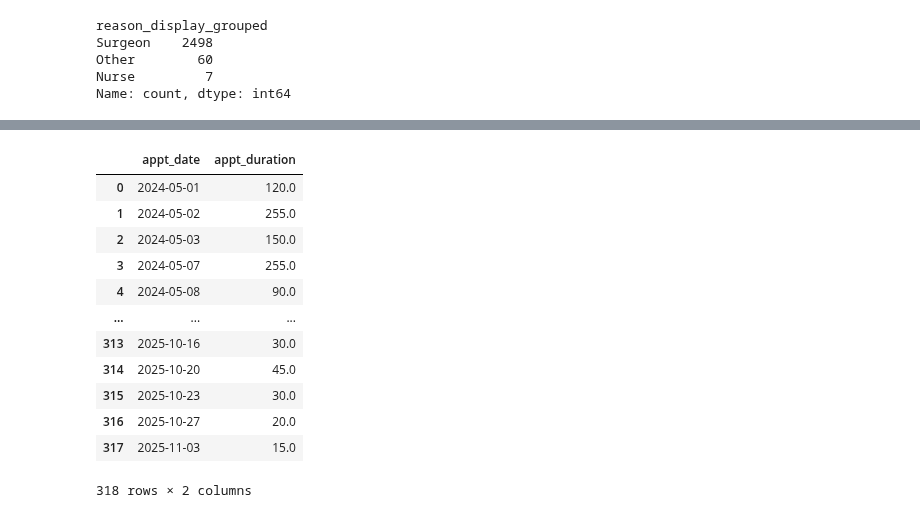
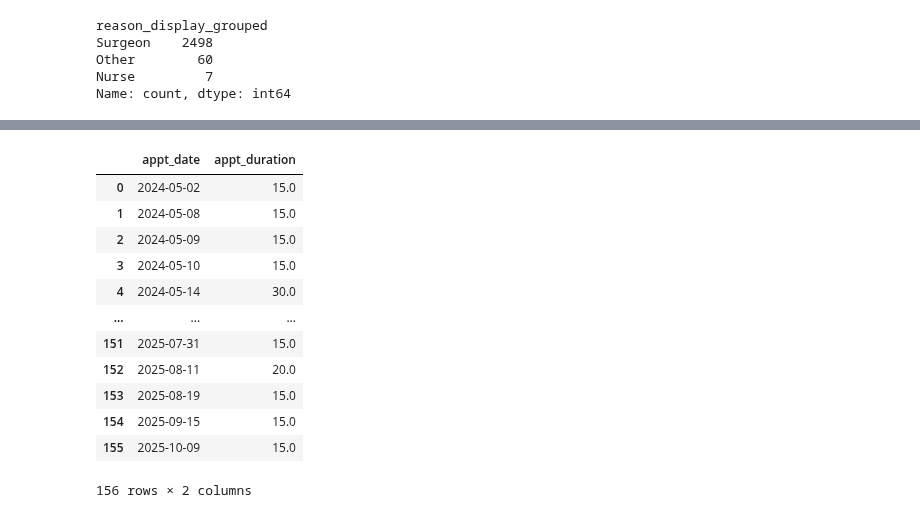
Before and after one commit to hallucinojenlee/hds_dna, a Jupyter notebook: scripts/calculate_DNA_time.ipynb, the cells around one changed output, grey strips where cells are left out. Drawn from its saved outputs; the diff is of its cells as text; code cells hidden in the pictures.

Commit message:
calculate future dna

```diff
--- a/scripts/calculate_DNA_time.ipynb
+++ b/scripts/calculate_DNA_time.ipynb
@@ -353,6 +350,6 @@ very_high = future[future["did_not_attend_risk_group_trans"] == 4]
 # %%
 # Transform date from object to datetime
-future["appt_date"] = pd.to_datetime(data["appt_date"])
+future["appt_date"] = pd.to_datetime(future["appt_date"])
 future
 # %% [output]
 |  | appointment_id | age_deid | bmi_deid | ethnic_category_black | ethnic_category_unknown | gender_male | ... |
@@ -429,24 +446,24 @@ Name: count, dtype: int64
 # %%
 # Estimate future DNA time for very high risk group: surgeon & new appointments only
 
 # Create a new df
-future_surgeon_new = future[(future["reason_display_grouped"] == "Surgeon") & (future["new_appt_flag"] == 1)]
+very_high_surgeon_new = very_high[(very_high["reason_display_grouped"] == "Surgeon") & (very_high["new_appt_flag"] == 1)]
 
 # Sum up appointment duration per day
-dna_time_future = future_surgeon_new.groupby("appt_date")["appt_duration"].sum().reset_index()
+dna_very_high_surgeon_new = very_high_surgeon_new.groupby("appt_date")["appt_duration"].sum().reset_index()
 
-dna_time_future
+dna_very_high_surgeon_new
 # %% [output]
 |  | appt_date | appt_duration |
-| 0 | 2024-05-01 | 120.0 |
-| 1 | 2024-05-02 | 255.0 |
-| 2 | 2024-05-03 | 150.0 |
-| 3 | 2024-05-07 | 255.0 |
-| 4 | 2024-05-08 | 90.0 |
+| 0 | 2024-05-02 | 15.0 |
+| 1 | 2024-05-08 | 15.0 |
+| 2 | 2024-05-09 | 15.0 |
+| 3 | 2024-05-10 | 15.0 |
+| 4 | 2024-05-14 | 30.0 |
 | ... | ... | ... |
-| 313 | 2025-10-16 | 30.0 |
-| 314 | 2025-10-20 | 45.0 |
-| 315 | 2025-10-23 | 30.0 |
-| 316 | 2025-10-27 | 20.0 |
-| 317 | 2025-11-03 | 15.0 |
+| 151 | 2025-07-31 | 15.0 |
+| 152 | 2025-08-11 | 20.0 |
+| 153 | 2025-08-19 | 15.0 |
+| 154 | 2025-09-15 | 15.0 |
+| 155 | 2025-10-09 | 15.0 |
-318 rows × 2 columns
+156 rows × 2 columns
```
Also changed, not shown: parts of 4 cells of this notebook.
